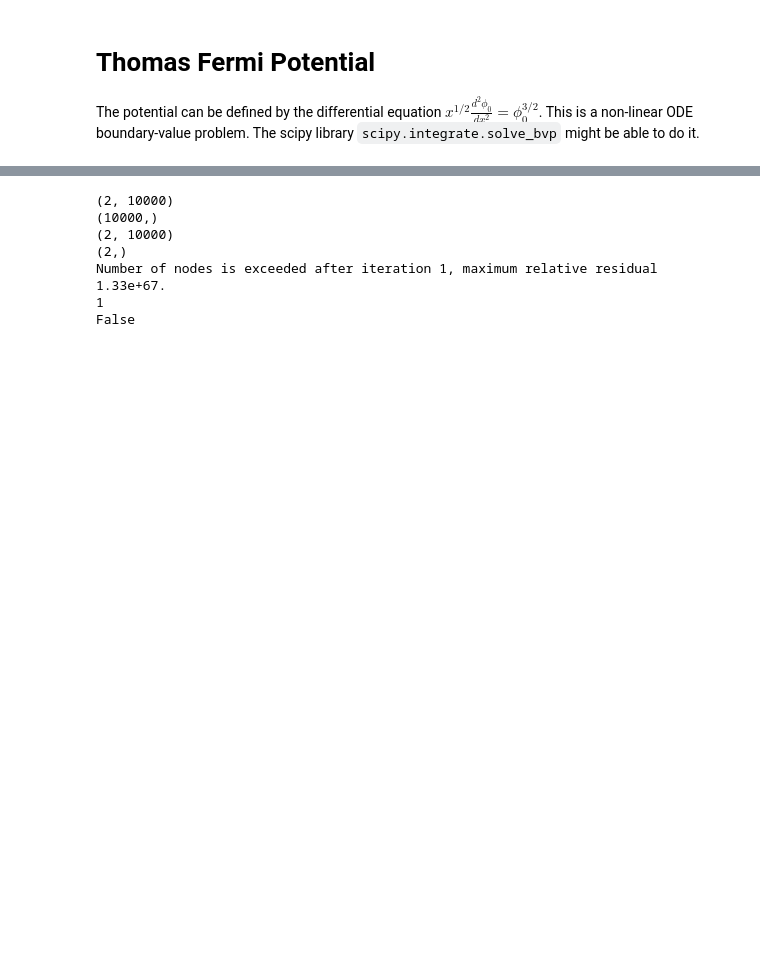
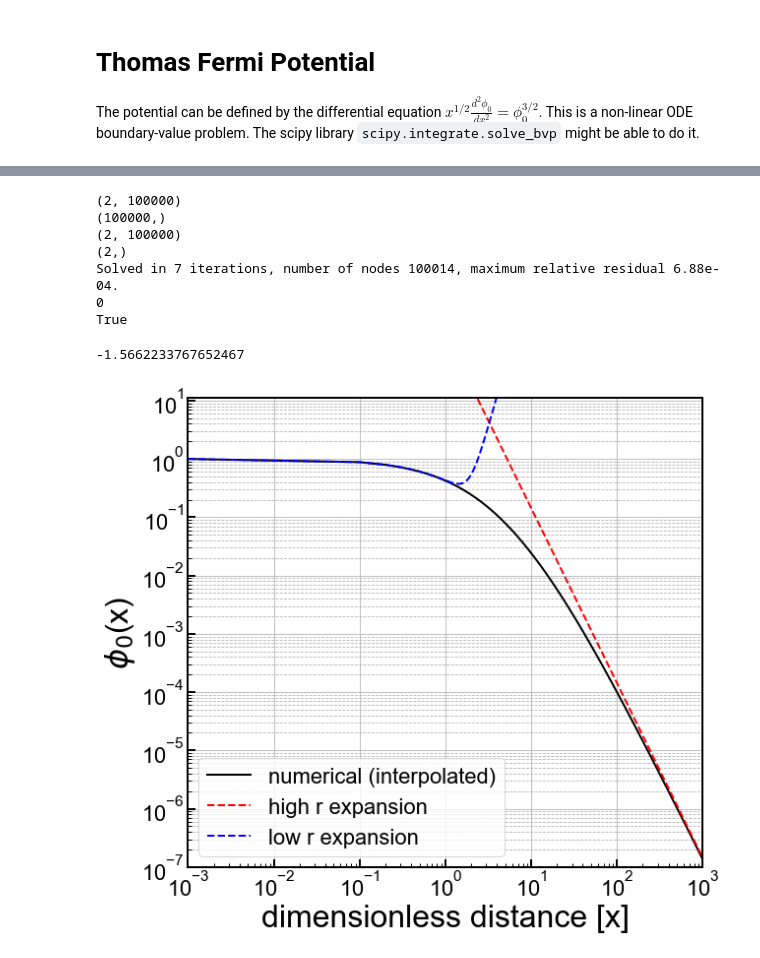
Before and after one commit to villaa/nrFano_Constraint, a Jupyter notebook: TF_numerical_solution.ipynb, the cells around one changed output, grey strips where cells are left out. Drawn from its saved outputs; the diff is of its cells as text; code cells hidden in the pictures; blank space fills up the shorter version.

Commit message:
[ANV] added code to solve TF differential eqn

```diff
--- a/TF_numerical_solution.ipynb
+++ b/TF_numerical_solution.ipynb
@@ -69,14 +72,69 @@ print(np.shape(f(xmesh,yguess)))
 print(np.shape(xmesh))
 print(np.shape(yguess))
 print(np.shape(bc(yguess[0],yguess[-1])))
-a = integrate.solve_bvp(f,bc,xmesh,yguess,max_nodes=1000,verbose=1,tol=0.1)
+#a = integrate.solve_bvp(f,bc,xmesh,yguess,max_nodes=1000,verbose=1,tol=1)
+a = integrate.solve_bvp(f,bc,xmesh,yguess,max_nodes=500000,verbose=1)
 print(a.status)
 print(a.success)
 # %% [output]
-(2, 10000)
-(10000,)
-(2, 10000)
+(2, 100000)
+(100000,)
+(2, 100000)
 (2,)
-Number of nodes is exceeded after iteration 1, maximum relative residual 1.33e+67.
-1
-False
+Solved in 7 iterations, number of nodes 100014, maximum relative residual 6.88e-04.
+0
+True
+# %%
+#print(a.x)
+#print(a.y)
+print(a.sol(0)[1])
+# %% [output]
+-1.5662233767652467
+# %%
+f_LT = id.getphi0('LT')
+f_HT = id.getphi0('HT')
+
+fpr_LT = id.getgradphi0('LT')
+fpr_HT = id.getgradphi0('HT')
+# %%
+#set up a plot
+import matplotlib as mpl
+from matplotlib import pyplot as plt
+#got smarter about the mpl config: see mplstyles/ directory
+plt.style.use('standard')
+# %%
+#set up a plot
+fig,axes = plt.subplots(1,1,figsize=(9.0,8.0),sharex=True)
+ax1 = axes
+
+dx=0.1
+X  = np.arange(0.001,1000,dx)
+
+
+
+ax1.plot (X, a.sol(X)[0], 'k-', label='numerical (interpolated)')
+ax1.plot (X, f_HT(X), 'r--', label='high r expansion')
+ax1.plot (X, f_LT(X), 'b--', label='low r expansion')
+#ax1.plot (X, f_match(X), 'm--', label='matched')
+#ax1.plot (X, ylind(X), 'k--', label='Lindhard')
+#ax1.plot (X[X>0],ysingle(X[X>0]),'k-',linewidth=1)
+
+
+ax1.set_yscale('log')
+ax1.set_xscale('log')
+ax1.set_xlim(0.001, 1000)
+ax1.set_ylim(1e-7,11.1)
+ax1.set_xlabel('dimensionless distance [x]',**axis_font)
+ax1.set_ylabel('$\phi_0$(x)',**axis_font)
+ax1.grid(True)
+ax1.yaxis.grid(True,which='minor',linestyle='--')
+ax1.legend(loc=3,prop={'size':22})
+
+for axis in ['top','bottom','left','right']:
+  ax1.spines[axis].set_linewidth(2)
+
+plt.tight_layout()
+plt.savefig('figures/TF-potential-wApprox-MyCalc.png')
+plt.show()
+# %% [output]
+[figure, added]
```
Also changed, not shown: parts of 2 cells of this notebook, 2 other files.
